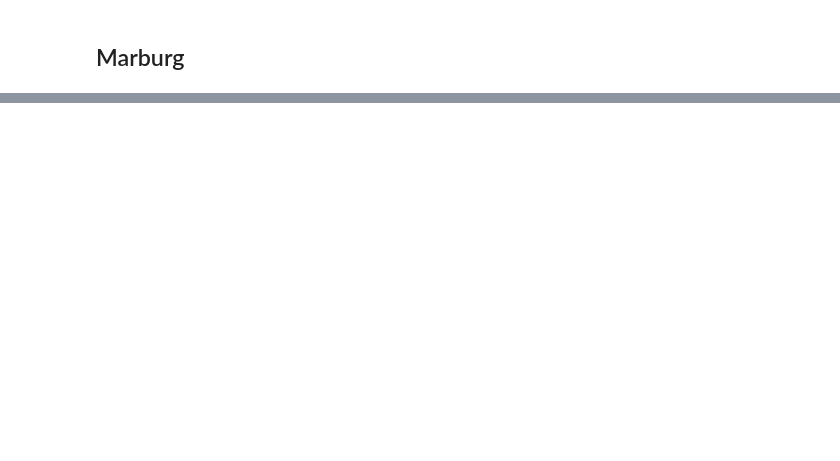
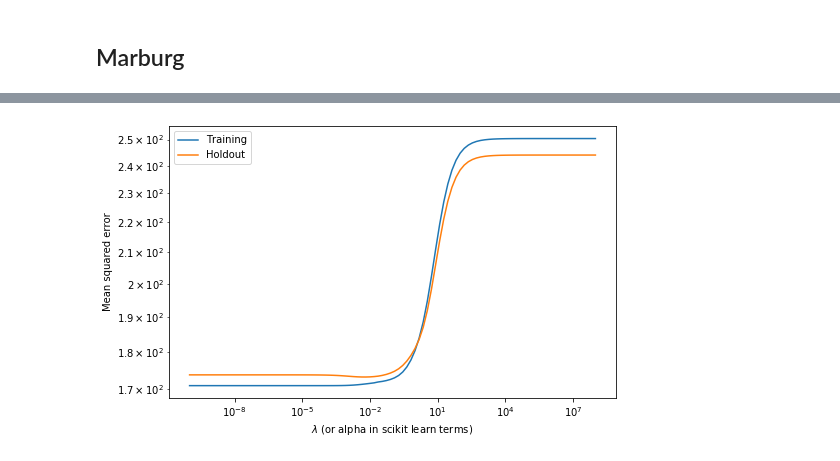
Before and after one commit to mogottsch/dsml_2020_magma, a Jupyter notebook: 3_predictive_modeling/Poly_Regression_Regularization.ipynb, the cells around one changed output, grey strips where cells are left out. Cells and saved outputs as stored; diff of their text form; code cells hidden in the pictures; blank space fills up the shorter version.

```diff
--- a/3_predictive_modeling/Poly_Regression_Regularization.ipynb
+++ b/3_predictive_modeling/Poly_Regression_Regularization.ipynb
@@ -77,30 +56,28 @@ def iterating_over_lambda (x, y, deg, MINlambda, MAXlambda):
 
 
     err_train = []
-    err_cv = []
+    err_hold = []
 
-    x_train, x_test, y_train, y_test = train_test_split(x, y, test_size=0.3,random_state=10)
+    x_train, x_hold, y_train, y_hold = train_test_split(x, y, test_size=(0.2/0.7), random_state=34 ) #0.2/0.7 because we divided the set already in 70% train+holdout earlier
 
     for lam in np.logspace(MINlambda,MAXlambda,100):
 
         Poly = PolynomialFeatures(degree = deg)
         X_train_poly = Poly.fit_transform(x_train.reshape(-1,1))
-        X_test_poly = Poly.fit_transform(x_test.reshape(-1,1))
+        X_hold_poly = Poly.fit_transform(x_hold.reshape(-1,1))
 
         # fit model
         model_L2 = Ridge(alpha = lam, normalize = True, solver = 'lsqr') # select least squares regression as solver
         model_L2.fit(X_train_poly, y_train)
-        prediction = model_L2.predict(X_test_poly)
+        #prediction = model_L2.predict(X_hold_poly)
 
         # compute errors
         err_train.append(mean_squared_error(model_L2.predict(X_train_poly), y_train))
-        err_cv.append(mean_squared_error(model_L2.predict(X_test_poly), y_test))
+        err_hold.append(mean_squared_error(model_L2.predict(X_hold_poly), y_hold))
 
-
-
-    plt.figure(figsize = (8,6))
-    plt.loglog(np.logspace(MINlambda,MAXlambda,100), err_train, np.logspace(MINlambda,MAXlambda,100), err_cv)
-    plt.legend(["Training", "Validation"])
+    plt.figure(figsize = (8,5))
+    plt.loglog(np.logspace(MINlambda,MAXlambda,100), err_train, np.logspace(MINlambda,MAXlambda,100), err_hold)
+    plt.legend(["Training", "Holdout"])
     plt.xlabel("$\lambda$ (or alpha in scikit learn terms)")
     plt.ylabel("Mean squared error")
     plt.show()
@@ -281,0 +168,4 @@ R2:  0.16132538784853856
+# %%
+iterating_over_lambda(X_train.values,y_train.values,5,-10, 8)
+# %% [output]
+[figure, added]
```
Also changed, not shown: parts of 73 cells of this notebook, 1 other file.
